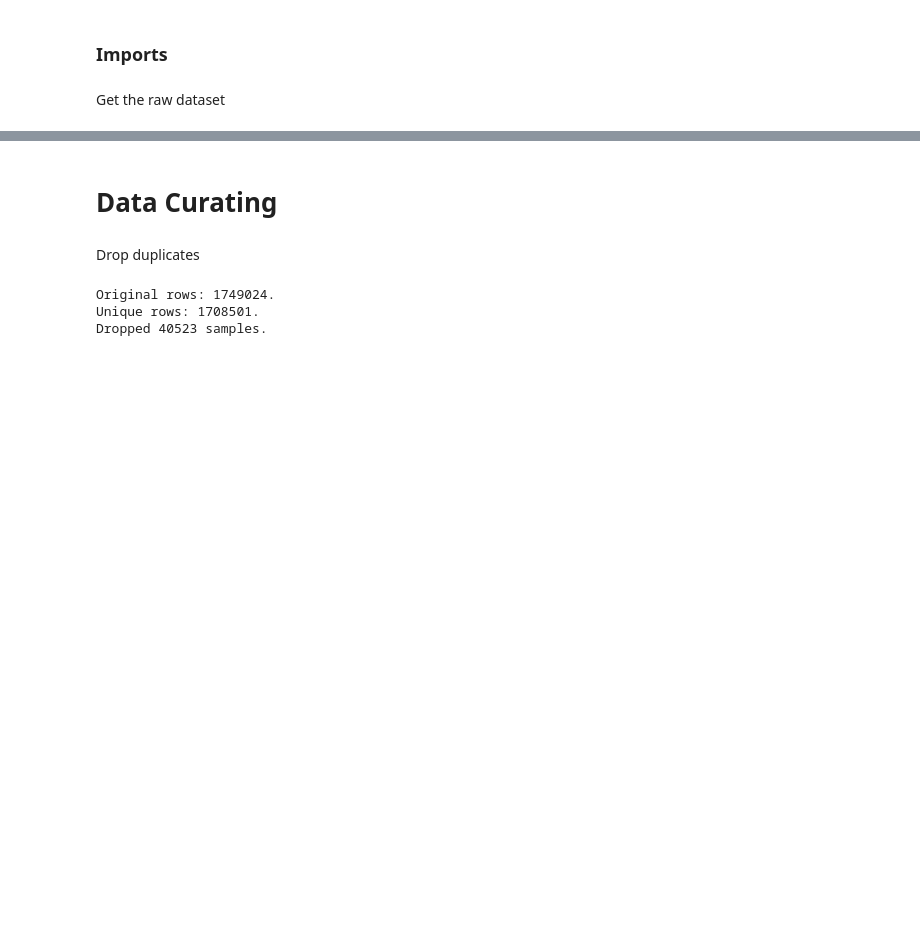
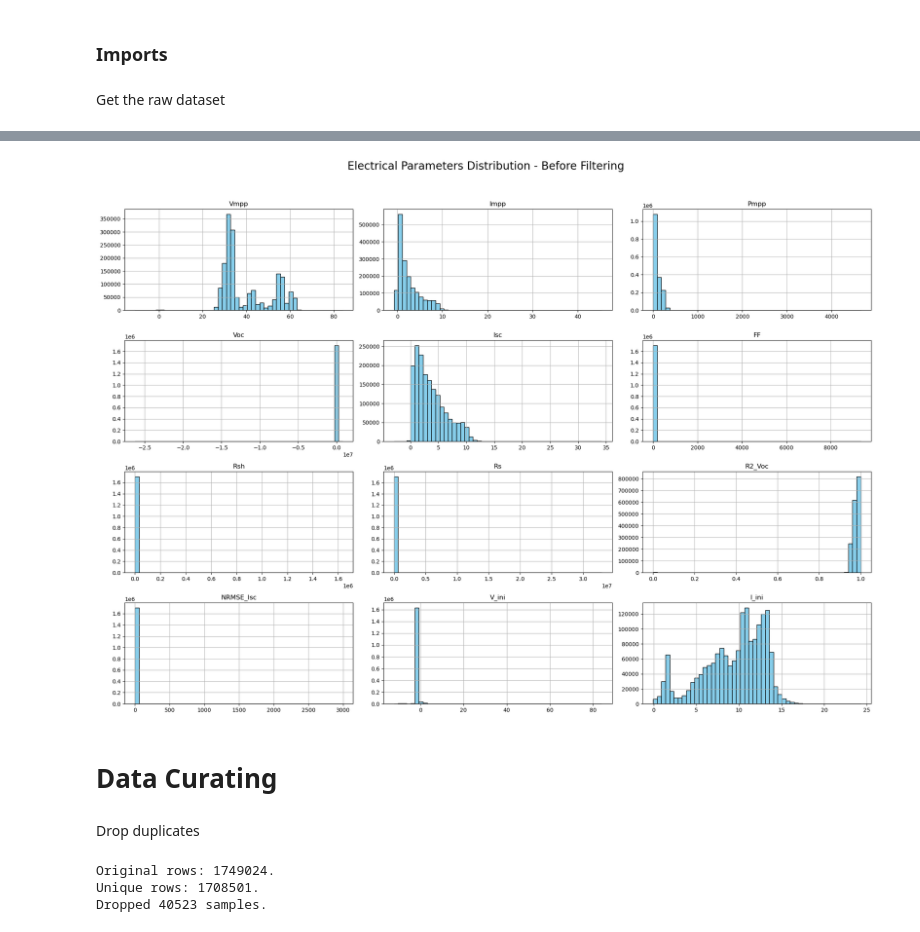
Before and after one commit to slava-yr/PUCP-Inti-Data, a Jupyter notebook: Data Processing/Dataset Curation.ipynb, the cells around one changed output, grey strips where cells are left out. Cells and saved outputs as stored; diff of their text form; code cells hidden in the pictures; blank space fills up the shorter version.

```diff
--- a/Data Processing/Dataset Curation.ipynb
+++ b/Data Processing/Dataset Curation.ipynb
@@ -18,3 +27,10 @@ df['G_spec_int'] = df['G_spec_int']*1.234 # Spectral irradiance up to 4000 nm
+# %%
+df_elec.hist(bins=50, figsize=(20, 15), color='skyblue', edgecolor='black')
+plt.suptitle("Electrical Parameters Distribution - Before Filtering", fontsize=20)
+plt.tight_layout(rect=[0, 0.03, 1, 0.95])
+plt.show()
+# %% [output]
+[figure, added]
 # %% [markdown]
 # Data Curating
 # %% [markdown]
```
Also changed, not shown: parts of 23 cells of this notebook, 8 other files.
